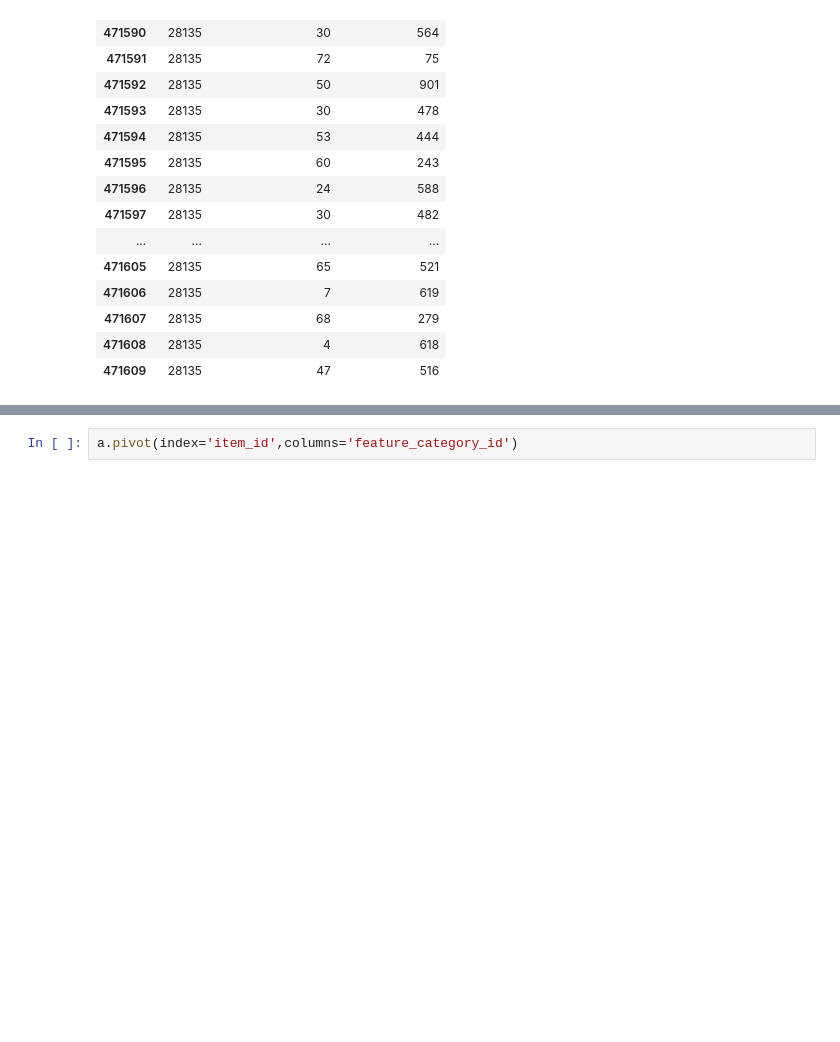
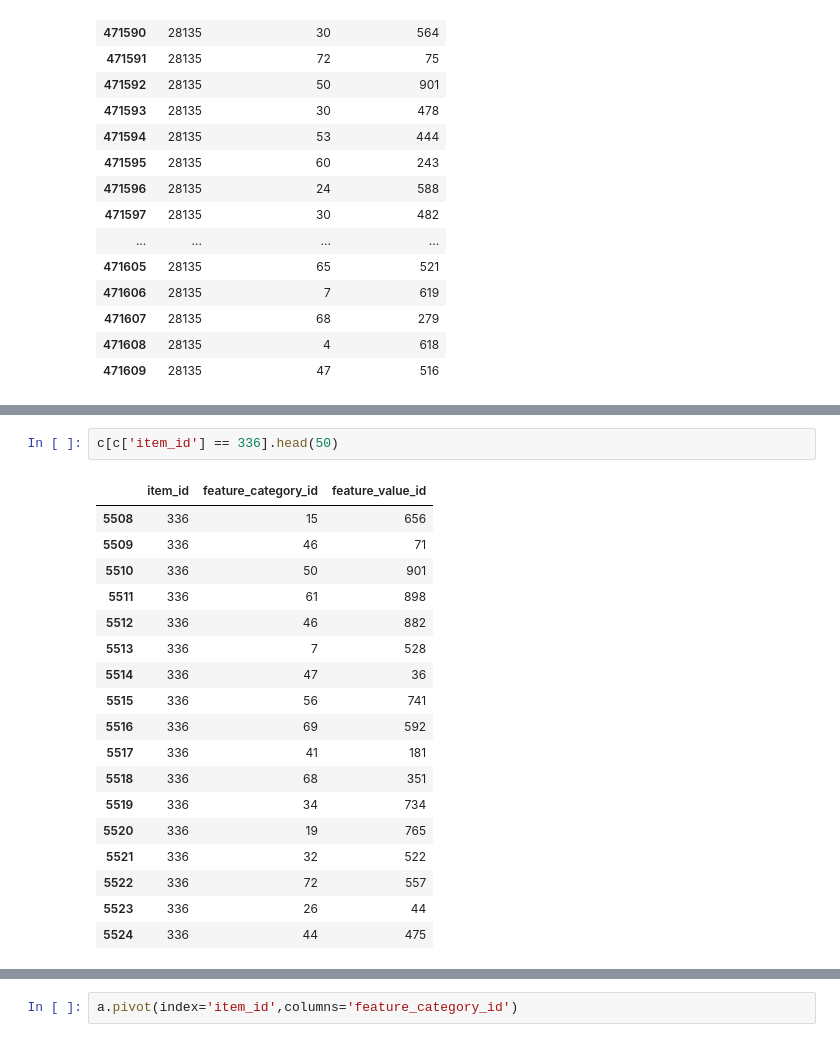
Before and after one commit to Ananassio/Data-Science_lab, a Jupyter notebook: Project/Data.ipynb, the cells around one changed output, grey strips where cells are left out. Saved outputs shown, nothing was run; the diff lists cells and outputs as text; blank space fills up the shorter version.

```diff
--- a/Project/Data.ipynb
+++ b/Project/Data.ipynb
@@ -192,0 +229,21 @@ a[a['feature_category_id'] == 65].head()
+# %%
+c[c['item_id'] == 336].head(50)
+# %% [output]
+|  | item_id | feature_category_id | feature_value_id |
+| 5508 | 336 | 15 | 656 |
+| 5509 | 336 | 46 | 71 |
+| 5510 | 336 | 50 | 901 |
+| 5511 | 336 | 61 | 898 |
+| 5512 | 336 | 46 | 882 |
+| 5513 | 336 | 7 | 528 |
+| 5514 | 336 | 47 | 36 |
+| 5515 | 336 | 56 | 741 |
+| 5516 | 336 | 69 | 592 |
+| 5517 | 336 | 41 | 181 |
+| 5518 | 336 | 68 | 351 |
+| 5519 | 336 | 34 | 734 |
+| 5520 | 336 | 19 | 765 |
+| 5521 | 336 | 32 | 522 |
+| 5522 | 336 | 72 | 557 |
+| 5523 | 336 | 26 | 44 |
+| 5524 | 336 | 44 | 475 |
```
Also changed, not shown: parts of 9 cells of this notebook.
